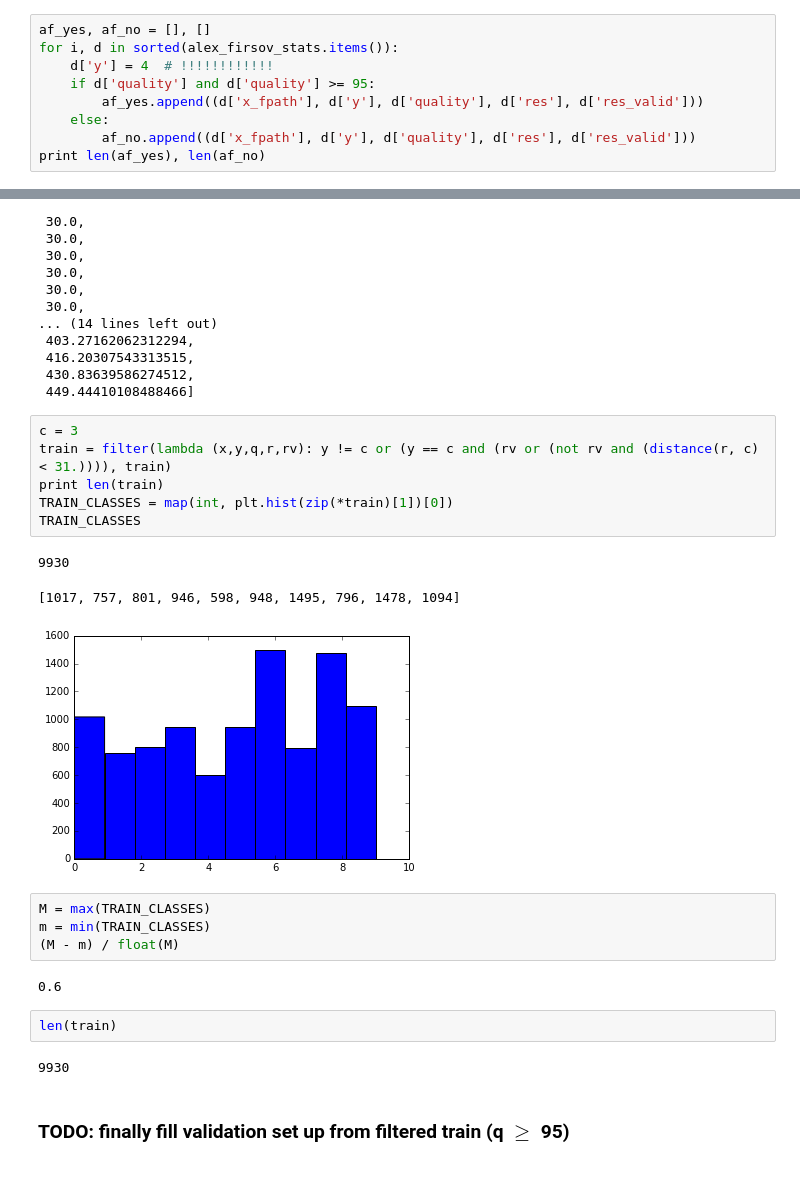
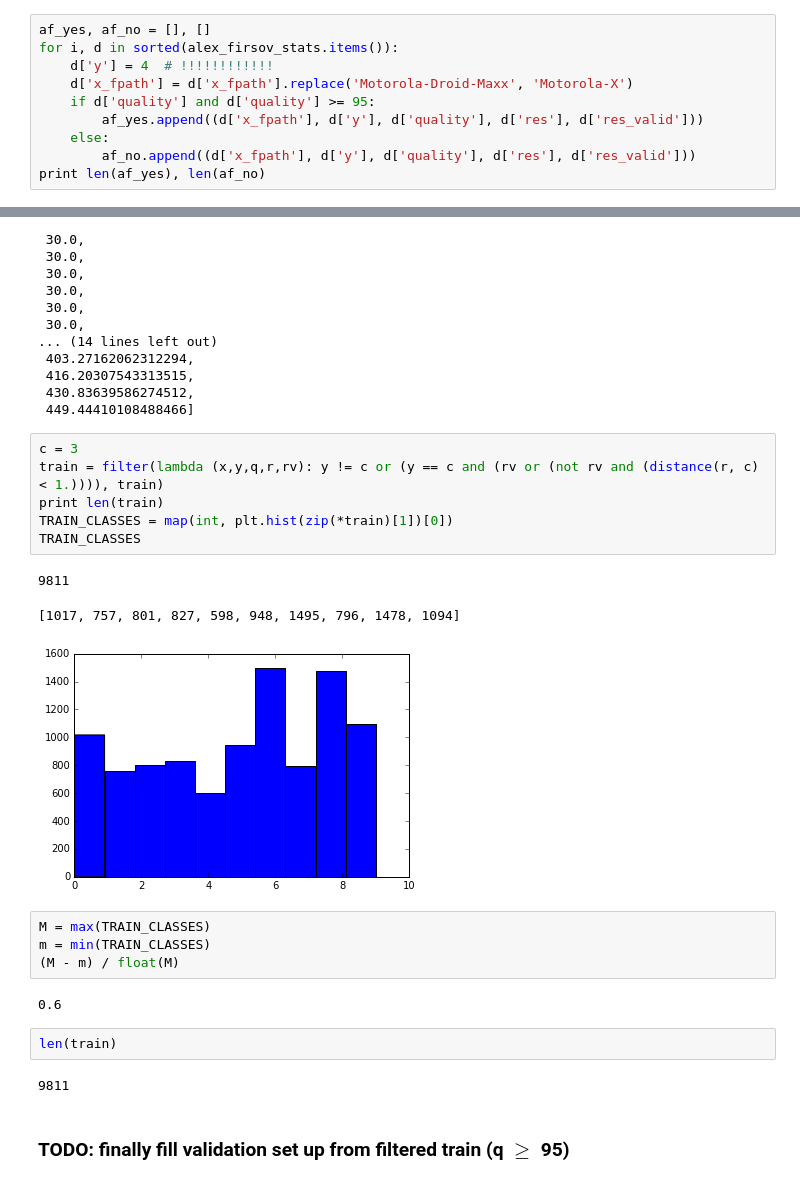
Before and after one commit to yell/kaggle-camera, a Jupyter notebook: notebooks/gen_balanced2.ipynb, the cells around one changed output, grey strips where cells are left out. Saved outputs shown, nothing was run; the diff lists cells and outputs as text.

```diff
--- a/notebooks/gen_balanced2.ipynb
+++ b/notebooks/gen_balanced2.ipynb
@@ -52,6 +52,7 @@ with open('../data/alex_firsov_stats.json') as f:
 af_yes, af_no = [], []
 for i, d in sorted(alex_firsov_stats.items()):
     d['y'] = 4  # !!!!!!!!!!!!
+    d['x_fpath'] = d['x_fpath'].replace('Motorola-Droid-Maxx', 'Motorola-X')
     if d['quality'] and d['quality'] >= 95:
         af_yes.append((d['x_fpath'], d['y'], d['quality'], d['res'], d['res_valid']))
     else:
@@ -630,14 +631,14 @@ dists[100:130]
  449.44410108488466]
 # %%
 c = 3
-train = filter(lambda (x,y,q,r,rv): y != c or (y == c and (rv or (not rv and (distance(r, c) < 31.)))), train)
+train = filter(lambda (x,y,q,r,rv): y != c or (y == c and (rv or (not rv and (distance(r, c) < 1.)))), train)
 print len(train)
 TRAIN_CLASSES = map(int, plt.hist(zip(*train)[1])[0])
 TRAIN_CLASSES
 # %% [output]
-9930
+9811
-[1017, 757, 801, 946, 598, 948, 1495, 796, 1478, 1094]
+[1017, 757, 801, 827, 598, 948, 1495, 796, 1478, 1094]
-[figure, old version]
+[figure, new version]
 # %%
 M = max(TRAIN_CLASSES)
 m = min(TRAIN_CLASSES)
@@ -647,7 +648,7 @@ m = min(TRAIN_CLASSES)
 # %%
 len(train)
 # %% [output]
-9930
+9811
 # %% [markdown]
 ### TODO: finally fill validation set up from filtered train (q $\geq$ 95)
 # %%
```
Also changed, not shown: parts of 9 cells of this notebook.
